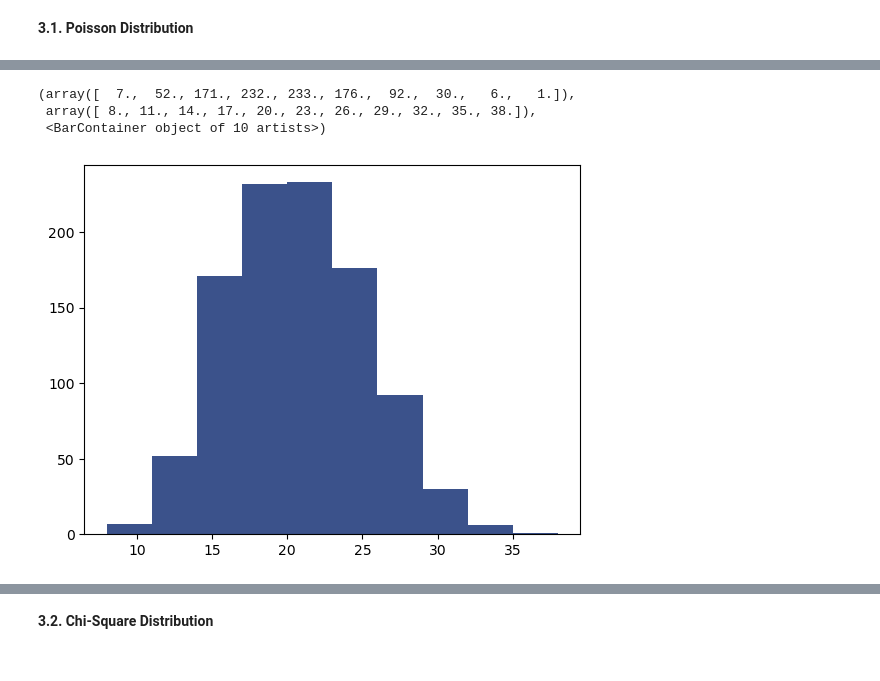
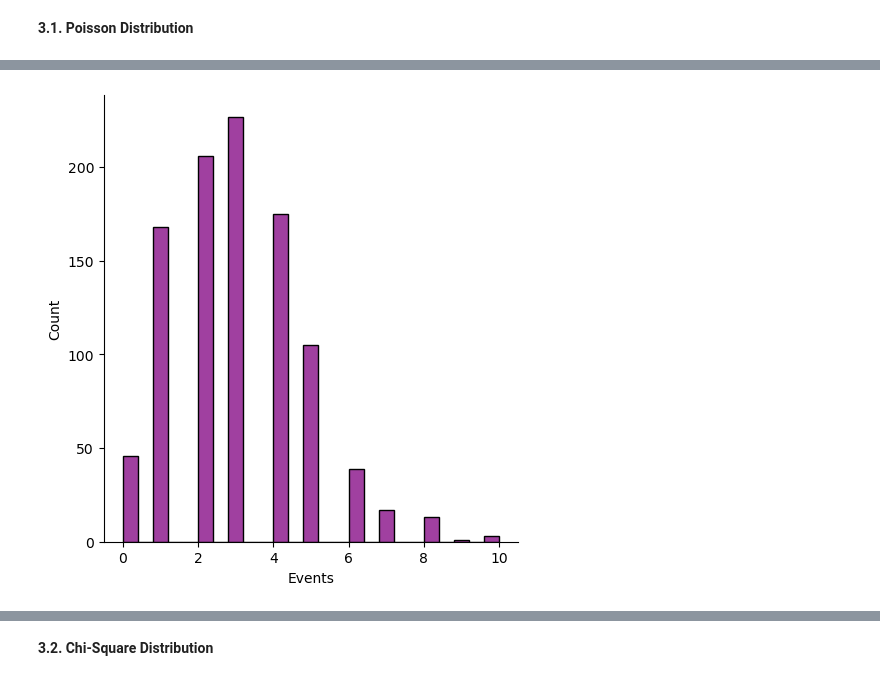
Before and after one commit to Tanja888/funddata-assessment, a Jupyter notebook: practicals/02-randomness-exercises.ipynb, the cells around one changed output, grey strips where cells are left out. Drawn from its saved outputs; the diff is of its cells as text; code cells hidden in the pictures.

Commit message:
Poisson distribution

```diff
--- a/practicals/02-randomness-exercises.ipynb
+++ b/practicals/02-randomness-exercises.ipynb
@@ -438,12 +439,11 @@ Based on the average rate of occurrence of an event, predicts the amount of vari
 # Random number generator to draw samples from Poisson distribution
 rng = np.random.default_rng()
 # s is the samples that we are taking from the distribution
-# 20 is lambda or the mean and 1000 is the size
-s = rng.poisson(20, 1000)
+# 3 is lambda or the mean and 1000 is the size
+s = rng.poisson(3, 1000)
 # %%
-plt.hist(s, color='#3b528b')
+events = sns.displot(s, color='purple')
+events.set(xlabel ="Events")
+plt.show()
 # %% [output]
-(array([  7.,  52., 171., 232., 233., 176.,  92.,  30.,   6.,   1.]),
- array([ 8., 11., 14., 17., 20., 23., 26., 29., 32., 35., 38.]),
- <BarContainer object of 10 artists>)
-[figure, old version]
+[figure, new version]
```
Also changed, not shown: parts of 25 cells of this notebook.
